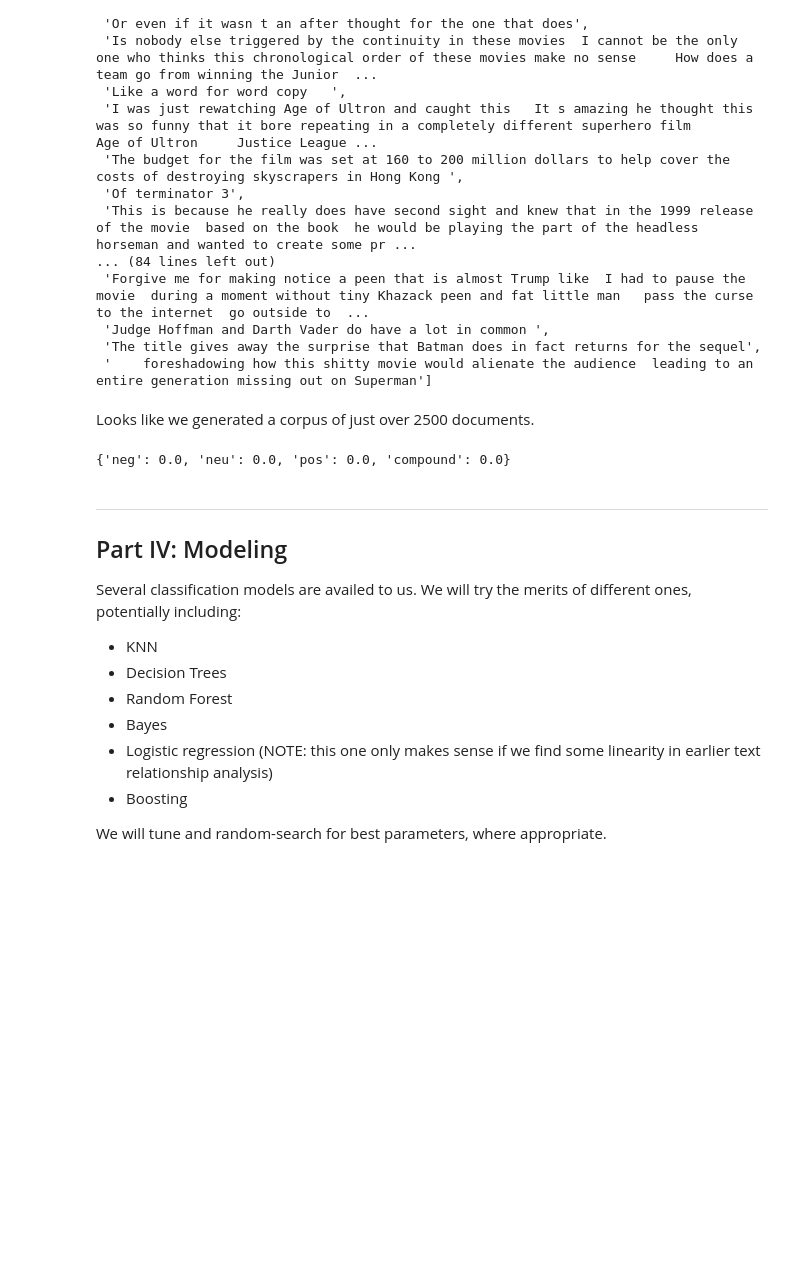
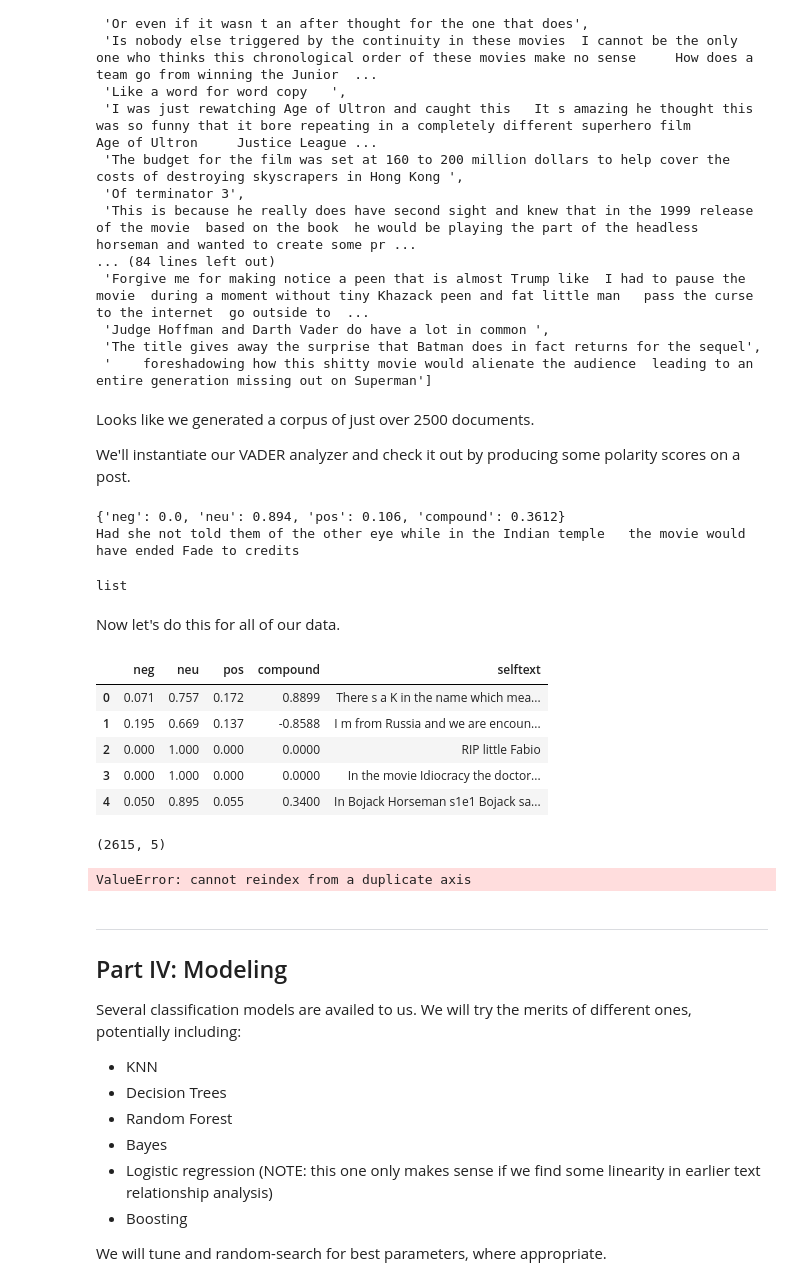
Before and after one commit to cotica/reddit_classifier, a Jupyter notebook: code/Project-3-Scraping-Subreddits-EDA.ipynb, the cells around one changed output. Saved outputs shown, nothing was run; the diff lists cells and outputs as text; code cells hidden in the pictures; blank space fills up the shorter version.

```diff
--- a/code/Project-3-Scraping-Subreddits-EDA.ipynb
+++ b/code/Project-3-Scraping-Subreddits-EDA.ipynb
@@ -718,12 +702,44 @@ corpus[:100]
  '    foreshadowing how this shitty movie would alienate the audience  leading to an entire generation missing out on Superman']
 # %% [markdown]
 Looks like we generated a corpus of just over 2500 documents.
+
+We'll instantiate our VADER analyzer and check it out by producing some polarity scores on a post.
 # %%
 #sentiment analysis
 #instantiate VADER
 vader = SentimentIntensityAnalyzer()
 
-#Get polarity scores for the first tweet
-vader.polarity_scores(corpus[0])
+#Get polarity scores for a random post for a quick check
+print(vader.polarity_scores(corpus[20]))
+
+print(corpus[20])
 # %% [output]
-{'neg': 0.0, 'neu': 0.0, 'pos': 0.0, 'compound': 0.0}
+{'neg': 0.0, 'neu': 0.894, 'pos': 0.106, 'compound': 0.3612}
+Had she not told them of the other eye while in the Indian temple   the movie would have ended Fade to credits
+# %%
+type(corpus)
+# %% [output]
+list
+# %% [markdown]
+Now let's do this for all of our data.
+# %%
+sentiment = []
+
+for post in corpus:
+    scores = vader.polarity_scores(post)
+    scores['selftext'] = post
+    sentiment.append(scores)
+
+sentiment_df = pd.DataFrame(sentiment)
+sentiment_df.head()
+# %% [output]
+|  | neg | neu | pos | compound | selftext |
+| 0 | 0.071 | 0.757 | 0.172 | 0.8899 | There s a K in the name which mea... |
+| 1 | 0.195 | 0.669 | 0.137 | -0.8588 | I m from Russia and we are encoun... |
+| 2 | 0.000 | 1.000 | 0.000 | 0.0000 | RIP little Fabio |
+| 3 | 0.000 | 1.000 | 0.000 | 0.0000 | In the movie Idiocracy the doctor... |
+| 4 | 0.050 | 0.895 | 0.055 | 0.3400 | In Bojack Horseman s1e1 Bojack sa... |
+# %%
+sentiment_df.shape
+# %% [output]
+(2615, 5)
@@ -729,0 +748,6 @@ vader.polarity_scores(corpus[0])
+# %%
+#set target to equal to our (binarized) subreddit
+sentiment_df['target'] =df['subreddit']
+sentiment_df.head()
+# %% [output]
+ValueError: cannot reindex from a duplicate axis
```
Also changed, not shown: parts of 13 cells of this notebook.
